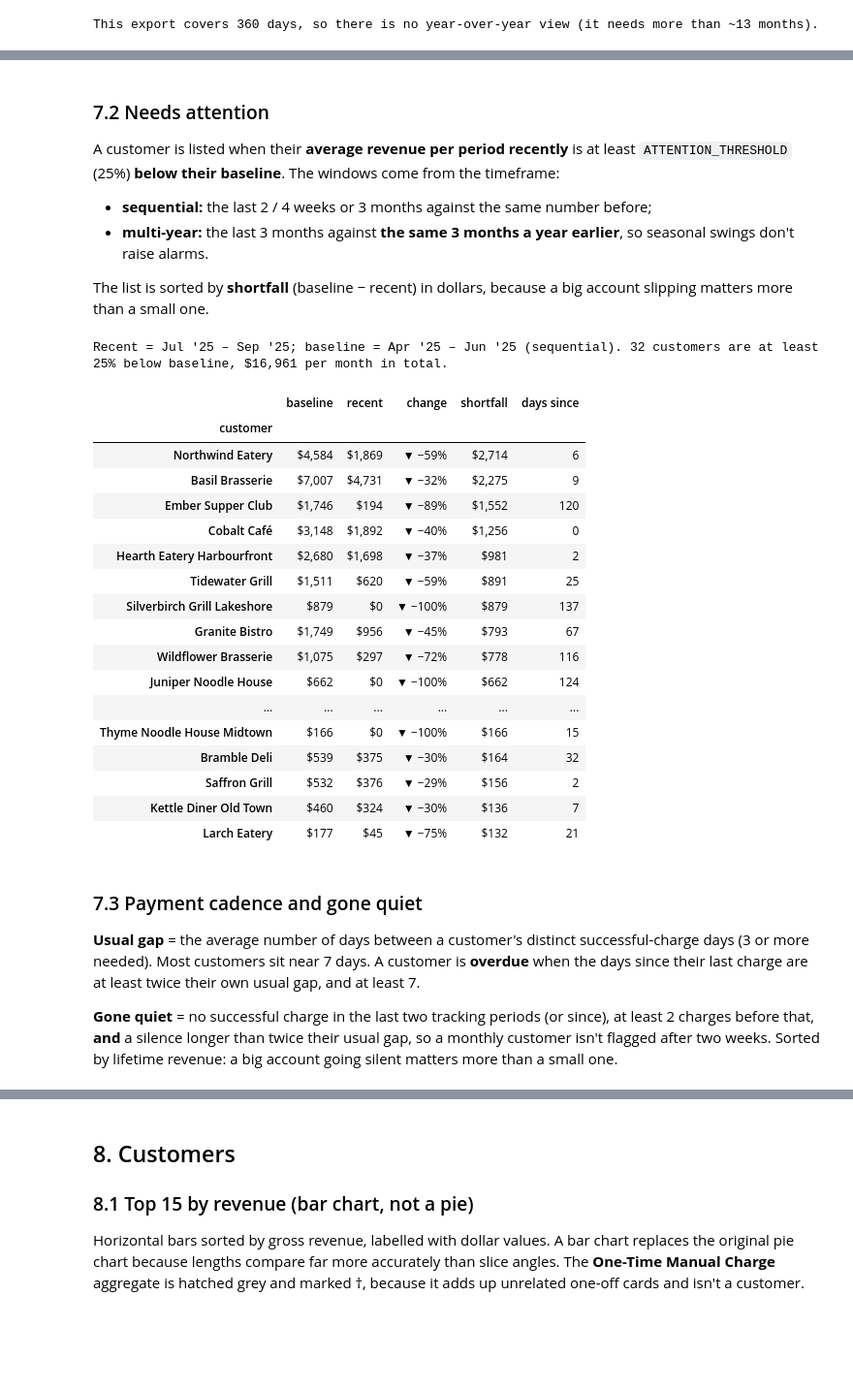
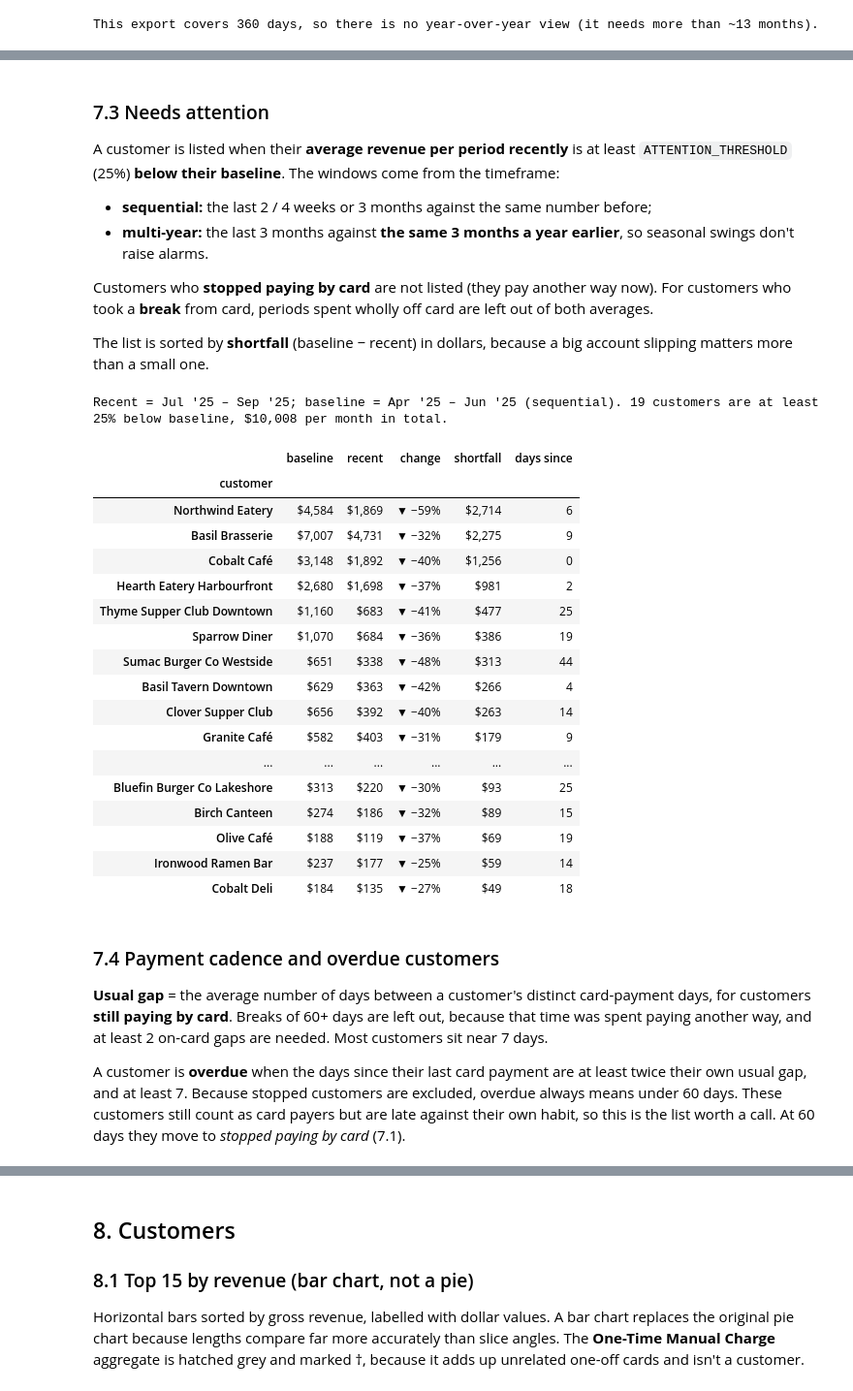
Before and after one commit to umairzia/cc-sales-dashboard, a Jupyter notebook: notebooks/cc_sales_analysis.ipynb, the cells around one changed output, grey strips where cells are left out. Shown at 97% size. Cells and saved outputs as stored; diff of their text form; code cells hidden in the pictures; blank space fills up the shorter version.

```diff
--- a/notebooks/cc_sales_analysis.ipynb
+++ b/notebooks/cc_sales_analysis.ipynb
@@ -41,6 +41,7 @@ DATE_TO = None            # e.g. '2025-09-30'; None = last transaction
 GROUP_BY = 'auto'         # 'auto', 'day', 'week', 'month' or 'quarter' (chart grouping only)
 STATUS_FILTER = 'all'     # 'all' attempts, or 'success' for successful charges only
 ATTENTION_THRESHOLD = 0.25  # "Needs attention" = recent spend at least 25% below baseline
+CARD_STOP_DAYS = 60       # business rule: 60+ days without a card payment = stopped paying by card
 
 pd.set_option('display.max_columns', 30)
 pd.set_option('display.width', 160)
@@ -752,0 +832,14 @@ Monthly trend for 115 customers (Dec '24 → Sep '25): 56 growing, 59 declining
+# %%
+t0 = max(0, P - TF['trend_max']) if TF['trend_max'] else 0
+slopes = {}
+if P - t0 >= TF['trend_min']:
+    for cust, row in series.iterrows():
+        f = period_index(first_day[cust])
+        if f >= P or cust in stopped_set: continue                         # stopped paying by card: no trend
+        xs = [i for i in range(max(t0, f, 0), P) if not off_card(cust, i)]  # skip periods spent off card
+        ys = row.values[xs].astype(float)
+        if len(ys) < TF['trend_min'] or (ys > 0).sum() < TF['trend_active']: continue
+        slopes[cust] = np.polyfit(np.array(xs, dtype=float), ys, 1)[0] / 100      # $ per period
+slopes = pd.Series(slopes, dtype=float).sort_values(ascending=False)
+print(f"{TF['period'].title()}ly trend for {len(slopes)} customers ({track.label.iloc[t0]} → {track.label.iloc[-1]}): "
+      f"{(slopes > 0).sum()} growing, {(slopes < 0).sum()} declining")
@@ -778,58 +873,68 @@ if len(show):
 # %% [markdown]
-### 7.2 Needs attention
+### 7.3 Needs attention
 
 A customer is listed when their **average revenue per period recently** is at least `ATTENTION_THRESHOLD` (25%) **below their baseline**. The windows come from the timeframe:
 - **sequential:** the last 2 / 4 weeks or 3 months against the same number before;
 - **multi-year:** the last 3 months against **the same 3 months a year earlier**, so seasonal swings don't raise alarms.
 
+Customers who **stopped paying by card** are not listed (they pay another way now). For customers who took a **break** from card, periods spent wholly off card are left out of both averages.
+
 The list is sorted by **shortfall** (baseline − recent) in dollars, because a big account slipping matters more than a small one.
 # %%
 r_idx = b_idx = None; kind = 'sequential'
 if TF['yoy'] and P >= TF['recent'] + 12:
     r_idx = list(range(P - TF['recent'], P)); b_idx = [i - 12 for i in r_idx]; kind = 'same months a year earlier'
 elif P >= 2:
     R = TF['recent'] if P >= TF['recent'] + TF['base'] else max(1, P // 2)
     Bn = min(TF['base'], P - R)
     r_idx = list(range(P - R, P)); b_idx = list(range(P - R - Bn, P - R))
 if r_idx:
     rng = lambda idx: (f"{track.start[idx[0]]:%d %b}–{track.end[idx[-1]]:%d %b %Y}" if TF['period'] == 'week'
                        else f"{track.label[idx[0]]} – {track.label[idx[-1]]}")
-    base_avg, recent_avg = series[b_idx].mean(axis=1), series[r_idx].mean(axis=1)
+    rows = []
+    for cust, ys in series.iterrows():
+        if cust in stopped_set: continue                                  # paying another way now
+        b_on = [i for i in b_idx if not off_card(cust, i)]                # on-card periods only
+        r_on = [i for i in r_idx if not off_card(cust, i)]
+        if not b_on or not r_on: continue
+        rows.append({'customer': cust, 'base': ys[b_on].mean(), 'recent': ys[r_on].mean()})
+    avgs = pd.DataFrame(rows, columns=['customer', 'base', 'recent']).set_index('customer')
+    base_avg, recent_avg = avgs.base, avgs.recent
     chg = (recent_avg - base_avg) / base_avg.where(base_avg > 0)
-    last_day = named_sales.groupby('customer').day.max()
+    last_day = named_sales.groupby('customer').day.max().reindex(avgs.index)
     attention = pd.DataFrame({'baseline': base_avg / 100, 'recent': recent_avg / 100, 'change': chg,
                               'shortfall': (base_avg - recent_avg) / 100, 'days since': (date_to - last_day).dt.days})
     attention = attention[attention.change <= -ATTENTION_THRESHOLD].sort_values(['shortfall'], ascending=False)
     print(f"Recent = {rng(r_idx)}; baseline = {rng(b_idx)} ({kind}). {len(attention)} customers are at least "
           f"{ATTENTION_THRESHOLD:.0%} below baseline, {money(attention.shortfall.sum())} per {TF['period']} in total.")
     if attention.empty: print('✓ Nobody is that far below their baseline.')
     display(attention.assign(baseline=attention.baseline.map(money), recent=attention.recent.map(money),
                              change=attention.change.map(lambda v: '▼ ' + signed_pct(v, 0)), shortfall=attention.shortfall.map(money)).head(25))
 # %% [output]
-Recent = Jul '25 – Sep '25; baseline = Apr '25 – Jun '25 (sequential). 32 customers are at least 25% below baseline, $16,961 per month in total.
+Recent = Jul '25 – Sep '25; baseline = Apr '25 – Jun '25 (sequential). 19 customers are at least 25% below baseline, $10,008 per month in total.
 |  | baseline | recent | change | shortfall | days since |
 | customer |  |  |  |  |  |
 | Northwind Eatery | $4,584 | $1,869 | ▼ −59% | $2,714 | 6 |
 | Basil Brasserie | $7,007 | $4,731 | ▼ −32% | $2,275 | 9 |
-| Ember Supper Club | $1,746 | $194 | ▼ −89% | $1,552 | 120 |
 | Cobalt Café | $3,148 | $1,892 | ▼ −40% | $1,256 | 0 |
 | Hearth Eatery Harbourfront | $2,680 | $1,698 | ▼ −37% | $981 | 2 |
-| Tidewater Grill | $1,511 | $620 | ▼ −59% | $891 | 25 |
-| Silverbirch Grill Lakeshore | $879 | $0 | ▼ −100% | $879 | 137 |
-| Granite Bistro | $1,749 | $956 | ▼ −45% | $793 | 67 |
-| Wildflower Brasserie | $1,075 | $297 | ▼ −72% | $778 | 116 |
-| Juniper Noodle House | $662 | $0 | ▼ −100% | $662 | 124 |
+| Thyme Supper Club Downtown | $1,160 | $683 | ▼ −41% | $477 | 25 |
+| Sparrow Diner | $1,070 | $684 | ▼ −36% | $386 | 19 |
+| Sumac Burger Co Westside | $651 | $338 | ▼ −48% | $313 | 44 |
+| Basil Tavern Downtown | $629 | $363 | ▼ −42% | $266 | 4 |
+| Clover Supper Club | $656 | $392 | ▼ −40% | $263 | 14 |
+| Granite Café | $582 | $403 | ▼ −31% | $179 | 9 |
 | ... | ... | ... | ... | ... | ... |
-| Thyme Noodle House Midtown | $166 | $0 | ▼ −100% | $166 | 15 |
-| Bramble Deli | $539 | $375 | ▼ −30% | $164 | 32 |
-| Saffron Grill | $532 | $376 | ▼ −29% | $156 | 2 |
-| Kettle Diner Old Town | $460 | $324 | ▼ −30% | $136 | 7 |
-| Larch Eatery | $177 | $45 | ▼ −75% | $132 | 21 |
+| Bluefin Burger Co Lakeshore | $313 | $220 | ▼ −30% | $93 | 25 |
+| Birch Canteen | $274 | $186 | ▼ −32% | $89 | 15 |
+| Olive Café | $188 | $119 | ▼ −37% | $69 | 19 |
+| Ironwood Ramen Bar | $237 | $177 | ▼ −25% | $59 | 14 |
+| Cobalt Deli | $184 | $135 | ▼ −27% | $49 | 18 |
-# %% [markdown]
-### 7.3 Payment cadence and gone quiet
-
-**Usual gap** = the average number of days between a customer's distinct successful-charge days (3 or more needed). Most customers sit near 7 days. A customer is **overdue** when the days since their last charge are at least twice their own usual gap, and at least 7.
-
-**Gone quiet** = no successful charge in the last two tracking periods (or since), at least 2 charges before that, **and** a silence longer than twice their usual gap, so a monthly customer isn't flagged after two weeks. Sorted by lifetime revenue: a big account going silent matters more than a small one.
+# %% [markdown]
+### 7.4 Payment cadence and overdue customers
+
+**Usual gap** = the average number of days between a customer's distinct card-payment days, for customers **still paying by card**. Breaks of 60+ days are left out, because that time was spent paying another way, and at least 2 on-card gaps are needed. Most customers sit near 7 days.
+
+A customer is **overdue** when the days since their last card payment are at least twice their own usual gap, and at least 7. Because stopped customers are excluded, overdue always means under 60 days. These customers still count as card payers but are late against their own habit, so this is the list worth a call. At 60 days they move to *stopped paying by card* (7.1).
 # %%
 gaps = {}
```
Also changed, not shown: parts of 17 cells of this notebook, 17 other files.
